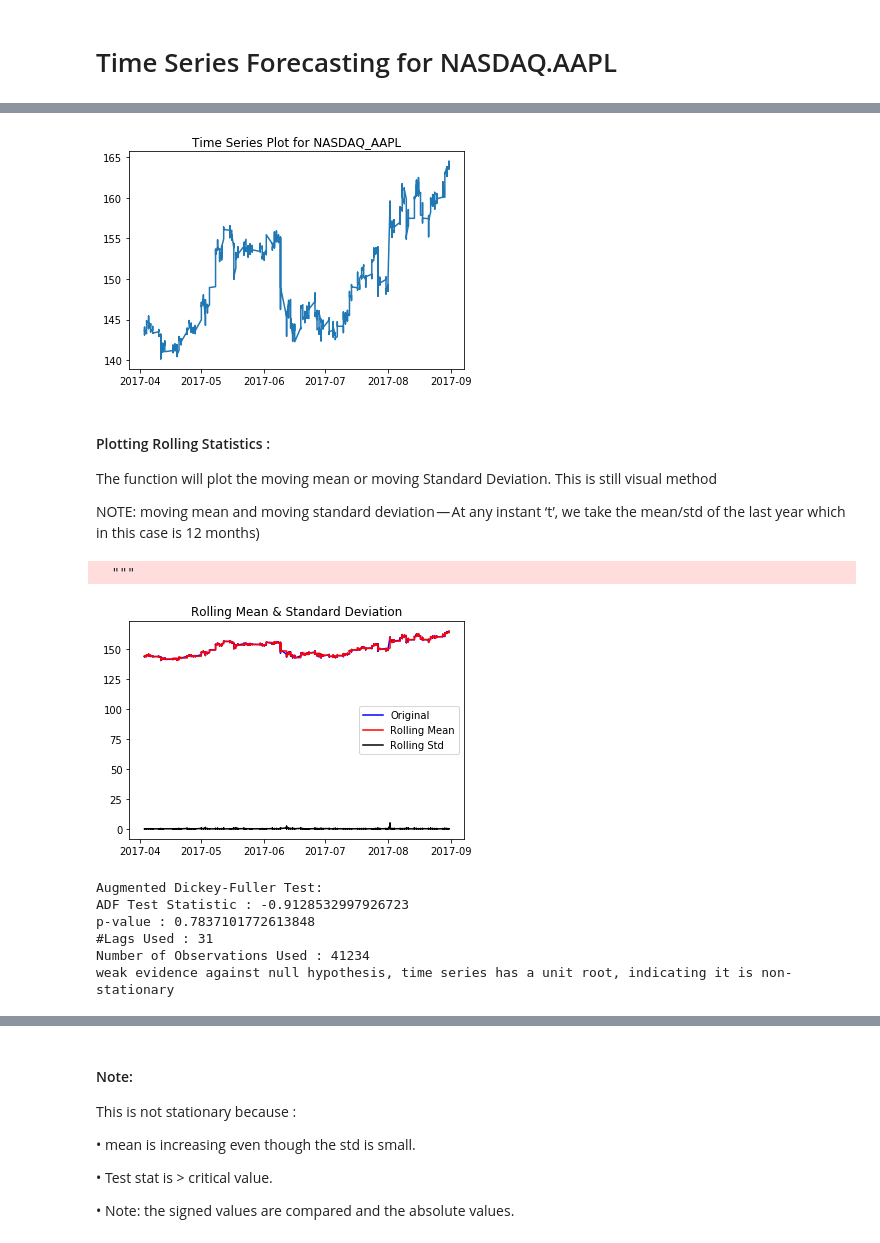
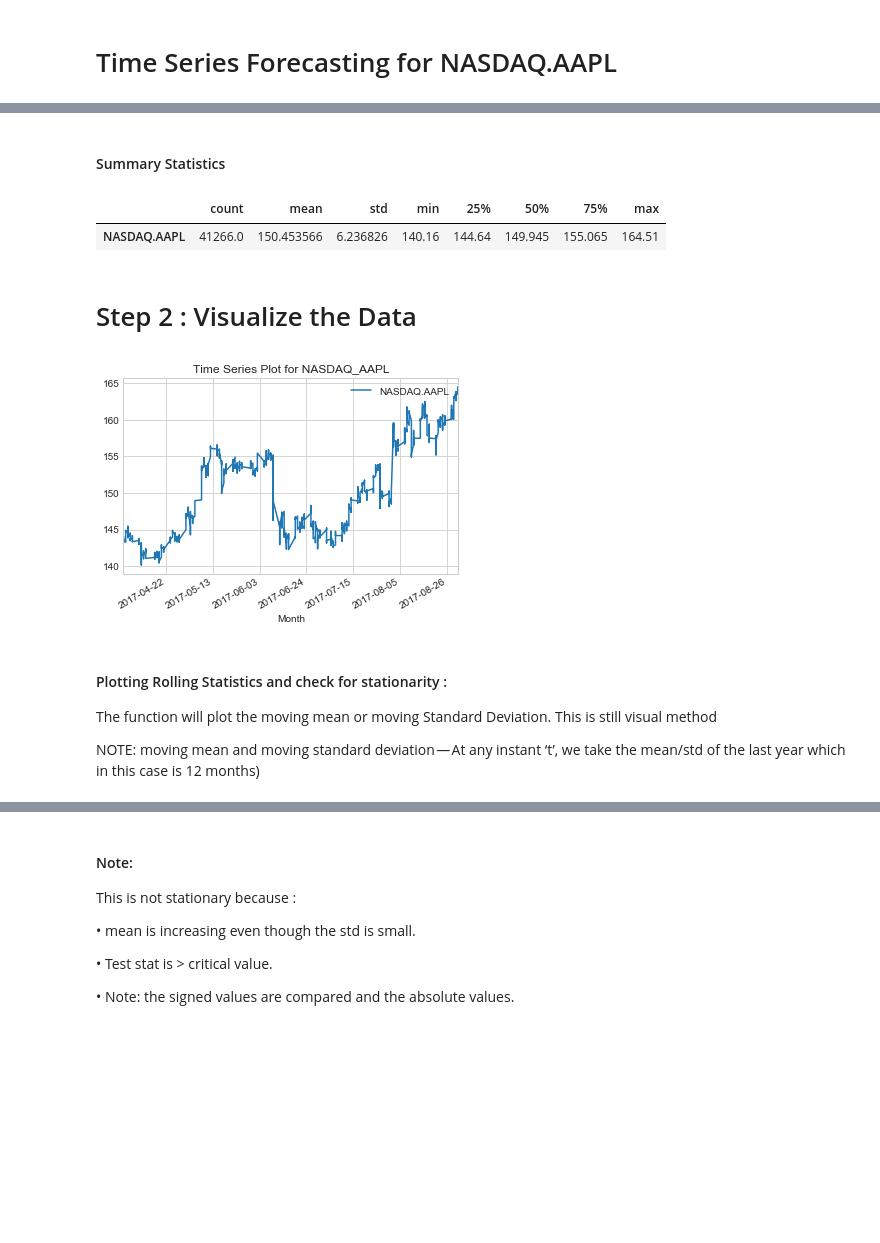
Before and after one commit to plaban1981/Project-5-Stock-Price-Predictions, a Jupyter notebook: Project-5-data-stock-price-forecast-using - time -series-ARIMA.ipynb, the cells around one changed output, grey strips where cells are left out. Cells and saved outputs as stored; diff of their text form; code cells hidden in the pictures; blank space fills up the shorter version.

```diff
--- a/Project-5-data-stock-price-forecast-using - time -series-ARIMA.ipynb
+++ b/Project-5-data-stock-price-forecast-using - time -series-ARIMA.ipynb
@@ -116,5 +109,5 @@ df1.plot()
 # %%
-col_list = ['Month']+ Stocks_features
+col_list = ['Month']+ stock_features
 df2 = df1[col_list]
 df2.head()
 # %% [output]
@@ -139,5 +139,3 @@ final.reset_index(inplace=True)
 # %%
 final = df2.copy()
 final['Month']=pd.to_datetime(final['Month'])
-final.set_index('Month',inplace=True)
-final.head()
@@ -191,0 +144,2 @@ Name: NASDAQ.AAPL, dtype: float64
+# %%
+df_AAPL = final[['Month',stock_features[0]]]
@@ -191,0 +155,3 @@ Name: NASDAQ.AAPL, dtype: float64
+# %%
+df_AAPL.set_index('Month',inplace=True)
+df_AAPL.head()
@@ -192,12 +177,22 @@ Name: NASDAQ.AAPL, dtype: float64
+# %% [markdown]
+#### Summary Statistics
+# %%
+df_AAPL.describe().transpose()
+# %% [output]
+|  | count | mean | std | min | 25% | 50% | 75% | max |
+| NASDAQ.AAPL | 41266.0 | 150.453566 | 6.236826 | 140.16 | 144.64 | 149.945 | 155.065 | 164.51 |
+# %% [markdown]
+# Step 2 : Visualize the Data
 # %%
-plt.plot(NASDAQ_AAPL)
+import seaborn as sns
+sns.set_style('whitegrid')
+df_AAPL.plot()
 plt.title('Time Series Plot for NASDAQ_AAPL')
-
 plt.show()
 # %% [output]
-[figure, old version]
+[figure, new version]
 # %% [markdown]
-#### Plotting Rolling Statistics :
+#### Plotting Rolling Statistics and check for stationarity :
 
 The function will plot the moving mean or moving Standard Deviation. This is still visual method
 
@@ -230,14 +227,3 @@ def test_stationarity(timeseries):
         print("strong evidence against the null hypothesis, reject the null hypothesis. Data has no unit root and is stationary")
     else:
         print("weak evidence against null hypothesis, time series has a unit root, indicating it is non-stationary ")
-# %%
-test_stationarity(ts)
-# %% [output]
-  """
-[figure, removed]
-Augmented Dickey-Fuller Test:
-ADF Test Statistic : -0.9128532997926723
-p-value : 0.7837101772613848
-#Lags Used : 31
-Number of Observations Used : 41234
-weak evidence against null hypothesis, time series has a unit root, indicating it is non-stationary
```
Also changed, not shown: parts of 164 cells of this notebook.
